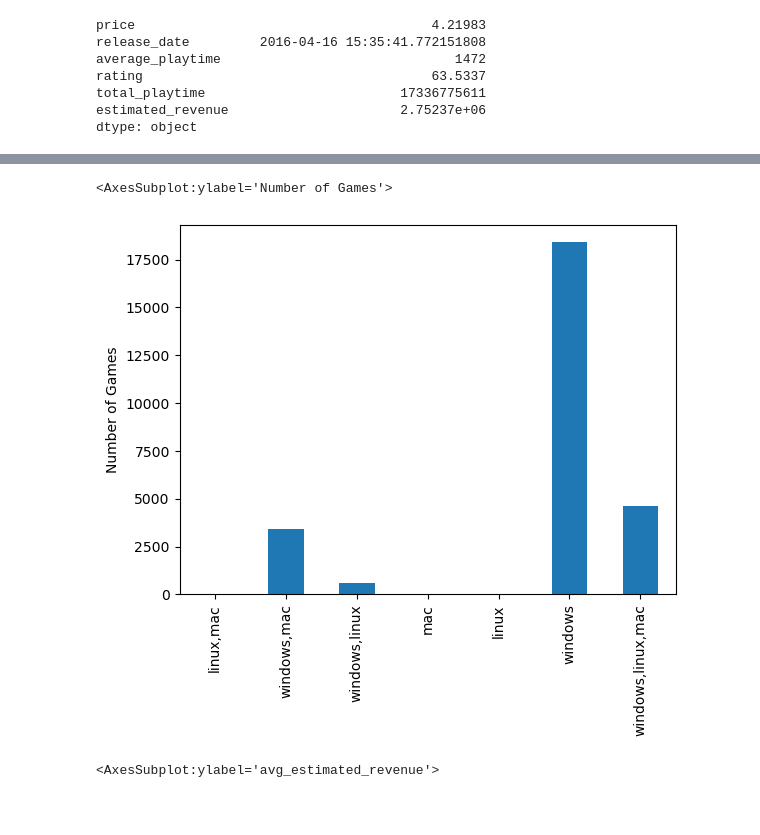
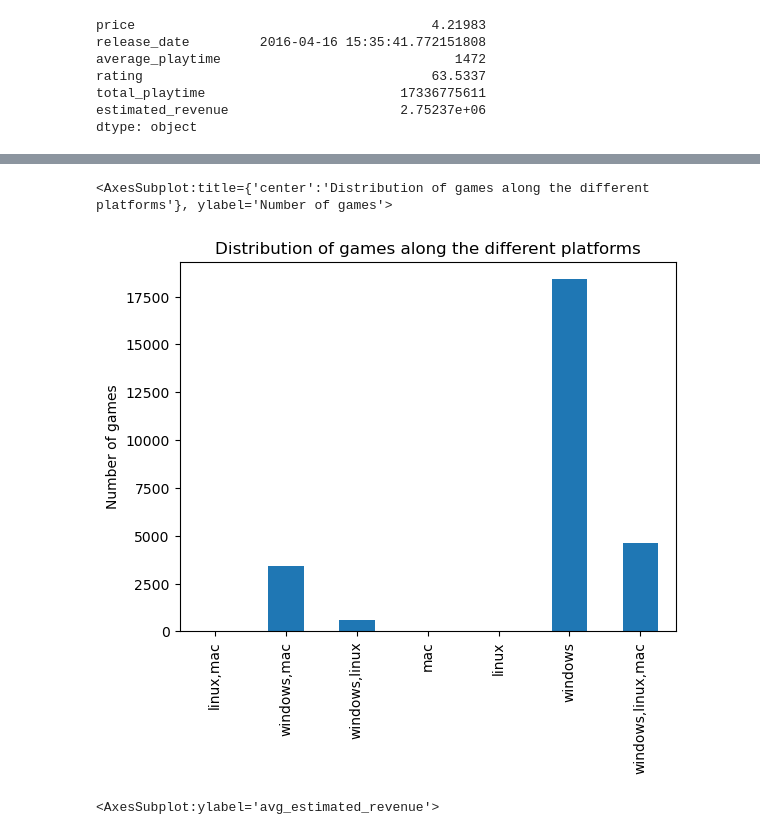
Before and after one commit to Emanum/TU_Visual_Data_Science, a Jupyter notebook: lab2/Steam-Analysis.ipynb, the cells around one changed output, grey strips where cells are left out. Saved outputs shown, nothing was run; the diff lists cells and outputs as text; code cells hidden in the pictures; blank space fills up the shorter version.

```diff
--- a/lab2/Steam-Analysis.ipynb
+++ b/lab2/Steam-Analysis.ipynb
@@ -742,15 +776,15 @@ def getStatsDataFrame(df,columnname,combinations,filterType,ergType):
     for combination in combinations:
         names.insert(len(names)-1,','.join(combination))
         if(filterType=='equals'):
-            filterErg = multipleFilter(pDF,[
+            filterErg = multipleFilter(df,[
                               lambda row: equalsFilter(row,columnname,combination)
                           ])
         elif(filterType=='or'):
-            filterErg = multipleFilter(pDF,[
+            filterErg = multipleFilter(df,[
                               lambda row: orFilter(row,columnname,combination)
                           ])
         elif(filterType=='and'):
-            filterErg = multipleFilter(pDF,[
+            filterErg = multipleFilter(df,[
                               lambda row: andFilter(row,columnname,combination)
                           ])
         if(ergType=='mean'):
@@ -767,11 +801,12 @@ def getStatsDataFrame(df,columnname,combinations,filterType,ergType):
 platformStats = getStatsDataFrame(pDF,'platforms',getAllCombinations(['windows','linux','mac']),'equals','mean')
 # %%
 ax = platformStats['dataValues'].plot(kind='bar', stacked=False)
-ax.set_ylabel("Number of Games")
+ax.set_ylabel("Number of games")
+ax.set_title("Distribution of games along the different platforms")
 ax
 # %% [output]
-<AxesSubplot:ylabel='Number of Games'>
+<AxesSubplot:title={'center':'Distribution of games along the different platforms'}, ylabel='Number of games'>
-[figure, old version]
+[figure, new version]
 # %%
 col = avgColumns[5]
 ax = platformStats[col].plot(kind='bar', stacked=False)
```
Also changed, not shown: parts of 3 cells of this notebook, 3 other files.
